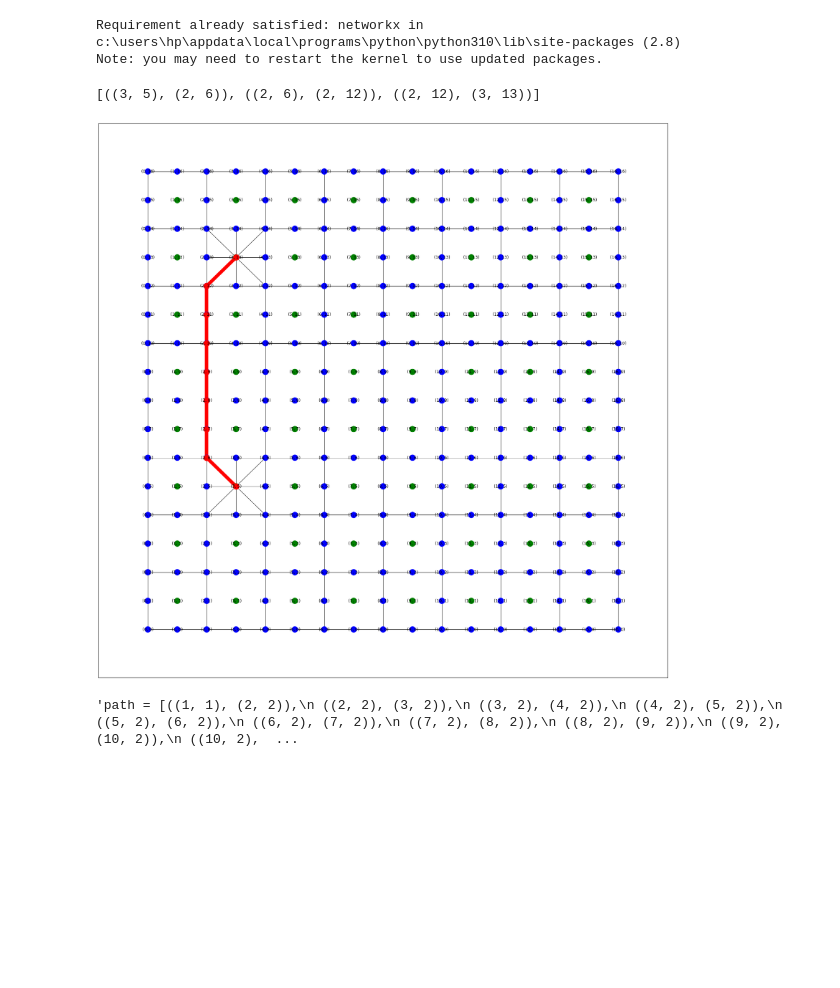
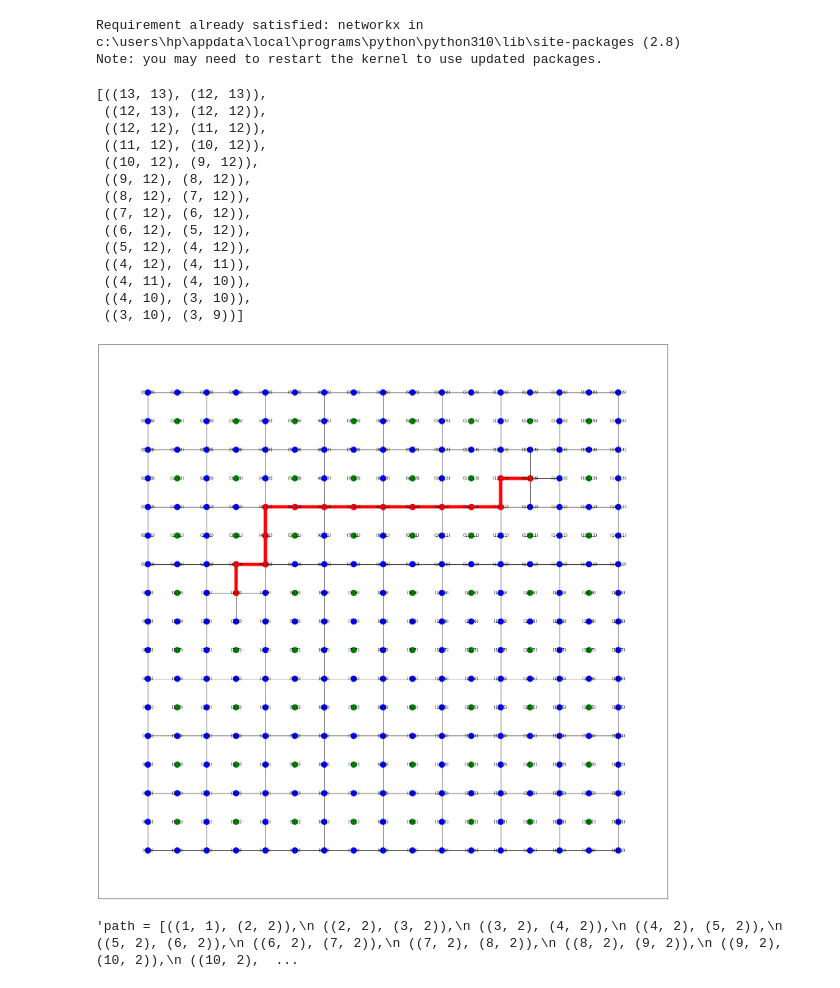
Before and after one commit to Wizard-s-Chess/Wizards-Chess, a Jupyter notebook: Path Generator.ipynb, the cells around one changed output. Cells and saved outputs as stored; diff of their text form; code cells hidden in the pictures; blank space fills up the shorter version.

Commit message:
add graph conversion to main

```diff
--- a/Path Generator.ipynb
+++ b/Path Generator.ipynb
@@ -36,13 +36,14 @@ def remove_connecting_edges(G):
                     v = (x+i,y+j)
                     if(x+i >=0 and y+j >=0 and G.has_edge(u,v)):
                         G.remove_edge(u,v)
+
 def add_connecting_edges(G, u):
     for i in range(-1, 2):
         for j in range(-1,2):
             x = u[0]
             y = u[1]
             v= (x+i,y+j)
-            if(x+i>=0 and y+j >=0 and x+i < N and y+j < N and u != v):
+            if(x+i>=0 and y+j >=0 and x+i < N and y+j < N and u != v and( (x+i == x) or (y+j == y) )):
                 G.add_edge(u,v)
 
 def get_coordinates_from_move(move):
@@ -68,36 +69,49 @@ def get_path(move):
 
     draw_graph(H)
     draw_shortest_path(H,path,path_edges)
     return path_edges
 
 
 def simplify_path(path):
     res=[]
     prev_dir = (path[0][1][0]-path[0][0][0], path[0][1][1]-path[0][0][1])
     start = path[0][0]
     end = path[0][1]
     i = 1
     while i < len(path):
 
         curr_dir = (path[i][1][0]-path[i][0][0], path[i][1][1]-path[i][0][1])
 
         if(curr_dir == prev_dir):
             end = path[i][1]
         else:
             res.append((start,end))
             start = path[i][0]
             end = path[i][1]
         i +=1
         prev_dir = curr_dir
     #add the path of the last cell
     res.append((start,end))
     return res
 
 
-simplify_path(get_path("b3b7"))
+(get_path("g7b5"))
 # %% [output]
-[((3, 5), (2, 6)), ((2, 6), (2, 12)), ((2, 12), (3, 13))]
+[((13, 13), (12, 13)),
+ ((12, 13), (12, 12)),
+ ((12, 12), (11, 12)),
+ ((11, 12), (10, 12)),
+ ((10, 12), (9, 12)),
+ ((9, 12), (8, 12)),
+ ((8, 12), (7, 12)),
+ ((7, 12), (6, 12)),
+ ((6, 12), (5, 12)),
+ ((5, 12), (4, 12)),
+ ((4, 12), (4, 11)),
+ ((4, 11), (4, 10)),
+ ((4, 10), (3, 10)),
+ ((3, 10), (3, 9))]
-[figure, old version]
+[figure, new version]
 # %%
 """path = [((1, 1), (2, 2)),
  ((2, 2), (3, 2)),
```
Also changed, not shown: 5 other files.
